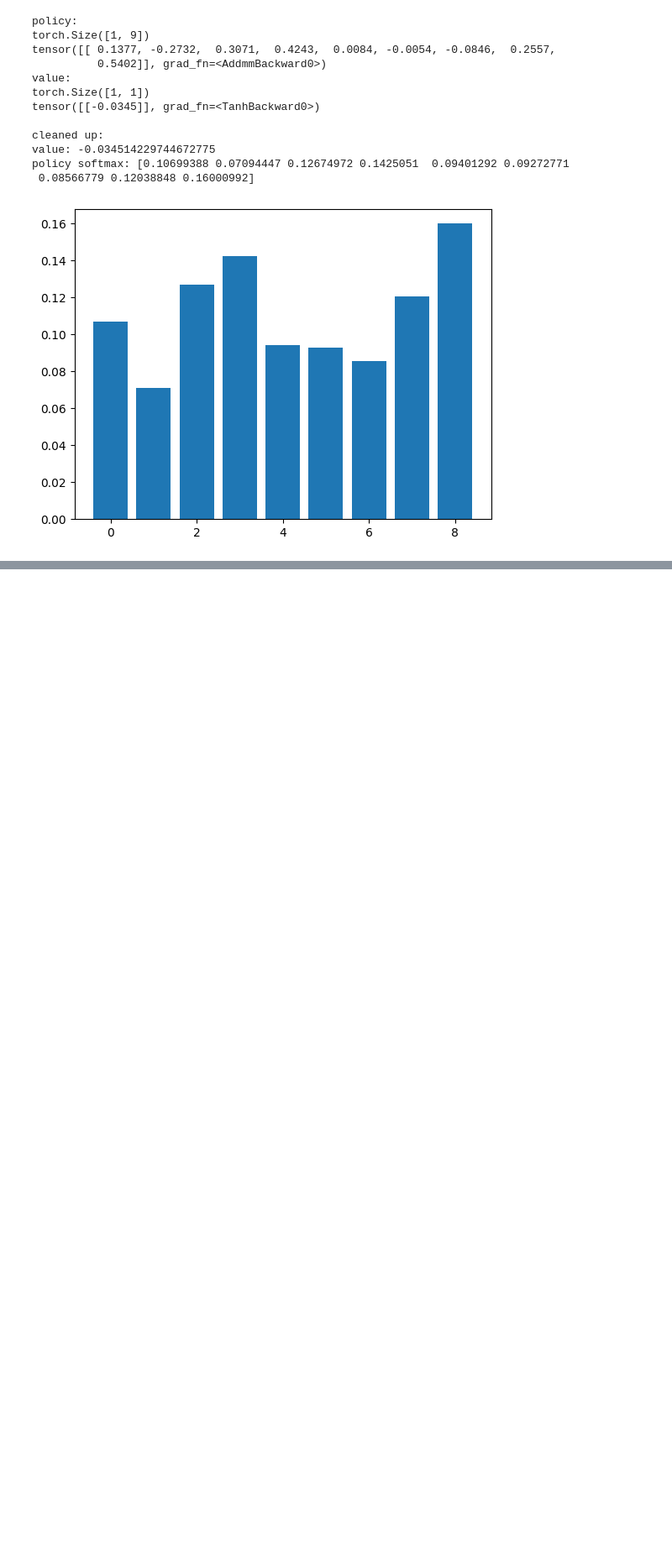
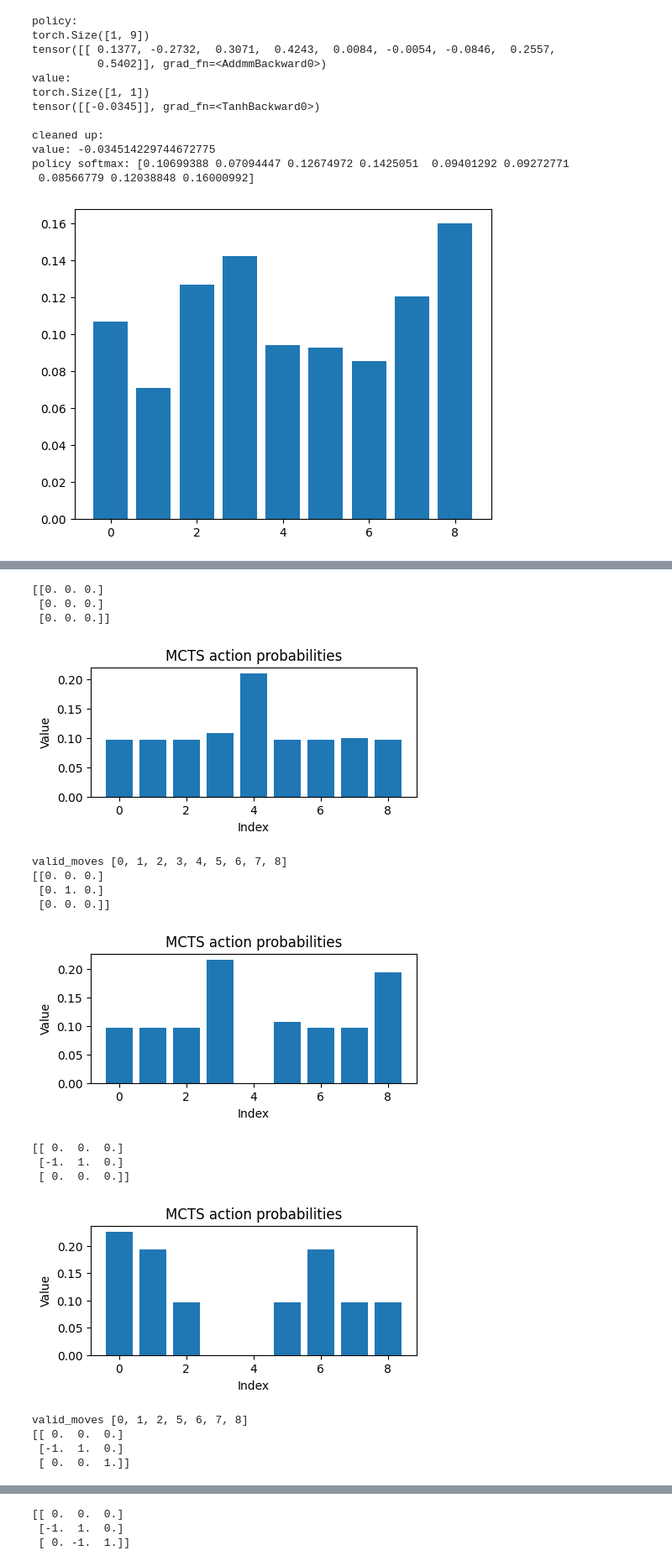
Before and after one commit to slatteryjim/AlphaZeroFromScratch, a Jupyter notebook: 1.TicTacToe.ipynb, the cells around one changed output, grey strips where cells are left out. Shown: that part at 84% size. Drawn from its saved outputs; the diff is of its cells as text; code cells hidden in the pictures; blank space fills up the shorter version.

```diff
--- a/1.TicTacToe.ipynb
+++ b/1.TicTacToe.ipynb
@@ -342,0 +351,68 @@ policy softmax: [0.10699388 0.07094447 0.12674972 0.1425051  0.09401292 0.092727
+# %%
+tictactoe = TicTacToe()
+player = 1
+
+args = {
+    'C': 2,
+    'num_searches': 1000
+}
+
+model = ResNet(tictactoe, num_resBlocks=4, num_hidden=64)
+model.eval() # set the model to evaluation mode
+
+mcts = MCTS(tictactoe, args, model)
+
+state = tictactoe.get_initial_state()
+
+
+while True:
+    print(state)
+    neutral_state = tictactoe.change_perspective(state, player)
+    mcts_probs = mcts.search(neutral_state)
+    plot_array(mcts_probs, "MCTS action probabilities")
+
+    if player == 1:
+        valid_moves = tictactoe.get_valid_moves(state)
+        print("valid_moves", [i for i in range(tictactoe.action_size) if valid_moves[i] == 1])
+        try:
+            action = int(input(f"Player {player} enter your move (0-8): "))
+        except ValueError:
+            print("Invalid input, please enter a number between 0 and 8.")
+            continue
+        if valid_moves[action] != 1:
+            print("Invalid move, try again.")
+            continue
+    else:
+        action = np.argmax(mcts_probs)
+
+    state = tictactoe.get_next_state(state, action, player)
+
+    value, is_terminal = tictactoe.get_value_and_terminated(state, action)
+
+    if is_terminal:
+        print(state)
+        if value == 1:
+            print(player, "won")
+        else:
+            print("draw")
+        break
+
+    player = tictactoe.get_opponent(player)
+# %% [output]
+[[0. 0. 0.]
+ [0. 0. 0.]
+ [0. 0. 0.]]
+[figure, added]
+valid_moves [0, 1, 2, 3, 4, 5, 6, 7, 8]
+[[0. 0. 0.]
+ [0. 1. 0.]
+ [0. 0. 0.]]
+[figure, added]
+[[ 0.  0.  0.]
+ [-1.  1.  0.]
+ [ 0.  0.  0.]]
+[figure, added]
+valid_moves [0, 1, 2, 5, 6, 7, 8]
+[[ 0.  0.  0.]
+ [-1.  1.  0.]
+ [ 0.  0.  1.]]
@@ -342,0 +420,3 @@ policy softmax: [0.10699388 0.07094447 0.12674972 0.1425051  0.09401292 0.092727
+[[ 0.  0.  0.]
+ [-1.  1.  0.]
+ [ 0. -1.  1.]]
```
Also changed, not shown: parts of 4 cells of this notebook, 1 other file.
